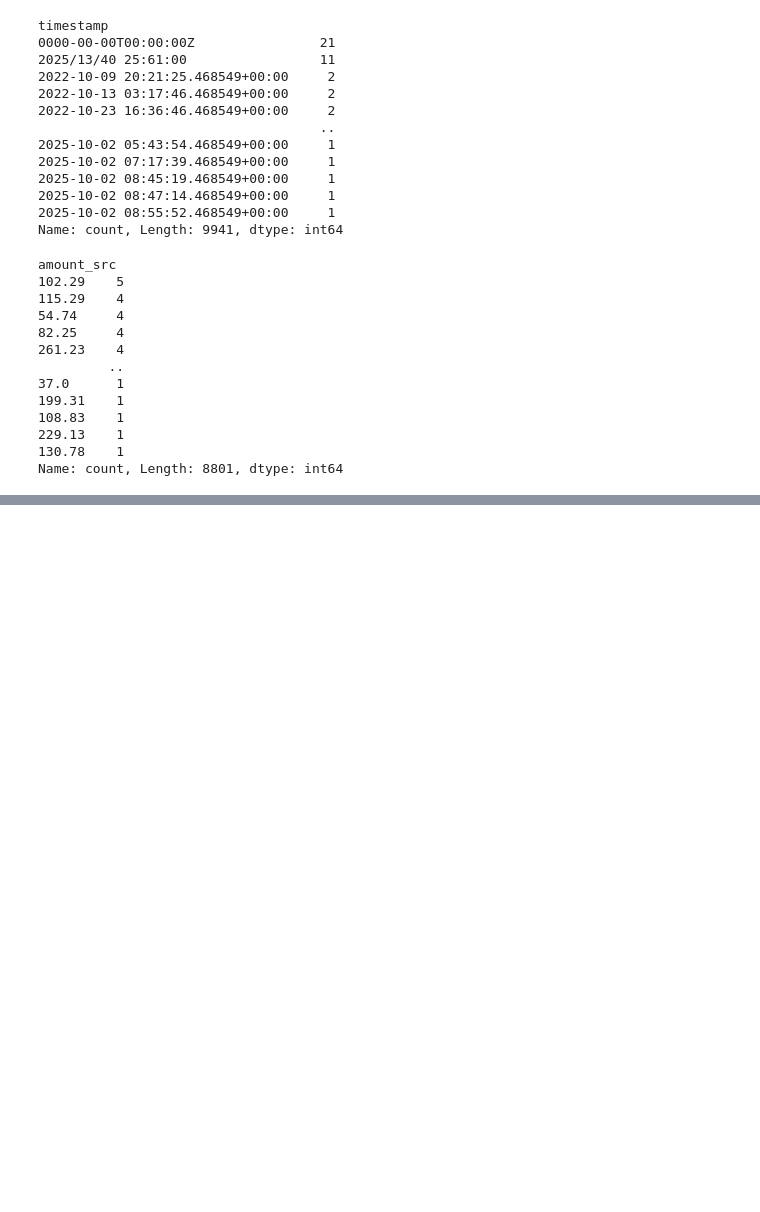
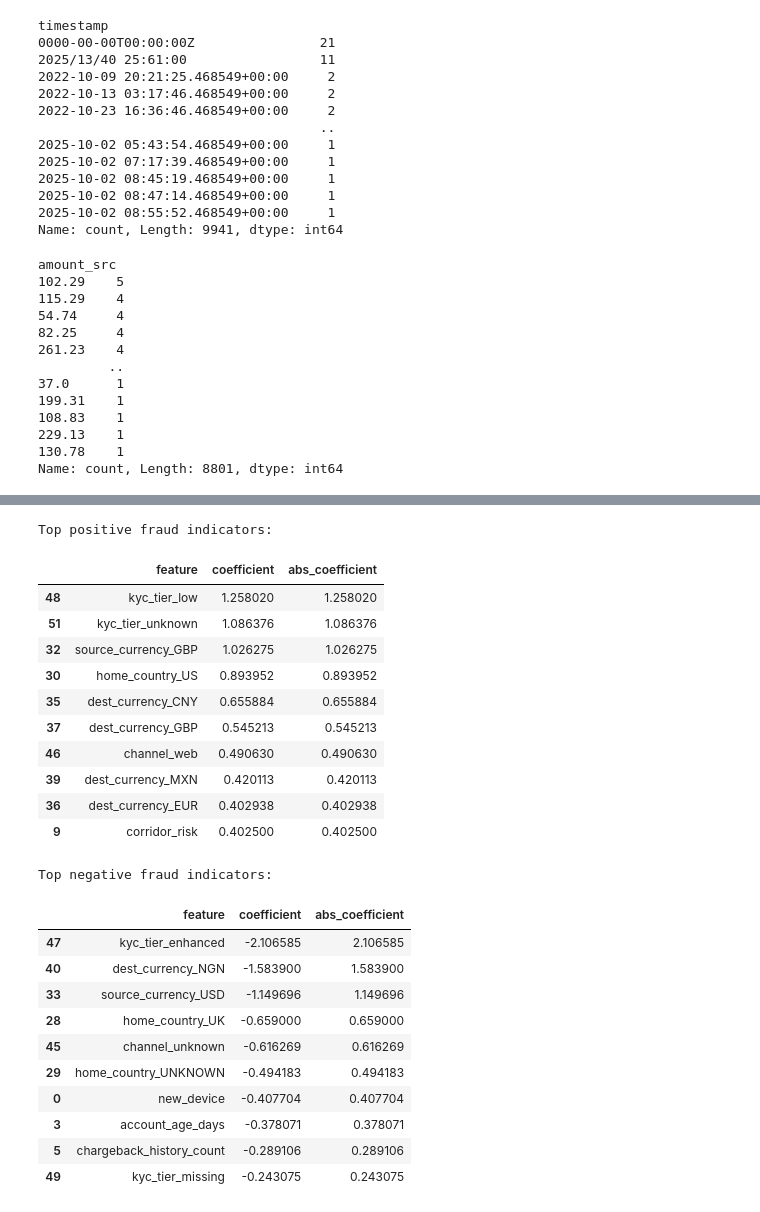
Before and after one commit to ositawisdomchinedu/nova_pay_transactions, a Jupyter notebook: research.ipynb, the cells around one changed output, grey strips where cells are left out. Drawn from its saved outputs; the diff is of its cells as text; code cells hidden in the pictures; blank space fills up the shorter version.

```diff
--- a/research.ipynb
+++ b/research.ipynb
@@ -224,0 +401,23 @@ dtype: int64
+# %%
+# One-hot encode categoricals
+X = pd.get_dummies(model_df.drop(columns="is_fraud"), drop_first=False)
+y = model_df["is_fraud"]
+# %%
+# Chronological split: first 80% train, last 20% test
+split_idx = int(len(model_df) * 0.8)
+X_train = X.iloc[:split_idx].copy()
+X_test = X.iloc[split_idx:].copy()
+y_train = y.iloc[:split_idx].copy()
+y_test = y.iloc[split_idx:].copy()
+# %%
+# Standardization using StandardScaler
+scaler = StandardScaler()
+num_cols = X_train.select_dtypes(include="number").columns
+
+scaler.fit(X_train[num_cols])
+X_train[num_cols] = scaler.fit_transform(X_train[num_cols])
+X_test[num_cols] = scaler.transform(X_test[num_cols])
+# %%
+# Train model
+model = LogisticRegression(max_iter=1000, class_weight="balanced", random_state=42)
+model.fit(X_train, y_train)
@@ -224,0 +452,42 @@ dtype: int64
+# %%
+# Feature importance / interpretation using logistic regression coefficients
+
+coef_df = pd.DataFrame({
+    "feature": X_train.columns,
+    "coefficient": model.coef_[0]
+})
+coef_df["abs_coefficient"] = coef_df["coefficient"].abs()
+
+top_positive = coef_df.sort_values("coefficient", ascending=False).head(10)
+top_negative = coef_df.sort_values("coefficient", ascending=True).head(10)
+
+print("Top positive fraud indicators:")
+display(top_positive)
+
+print("Top negative fraud indicators:")
+display(top_negative)
+# %% [output]
+Top positive fraud indicators:
+|  | feature | coefficient | abs_coefficient |
+| 48 | kyc_tier_low | 1.258020 | 1.258020 |
+| 51 | kyc_tier_unknown | 1.086376 | 1.086376 |
+| 32 | source_currency_GBP | 1.026275 | 1.026275 |
+| 30 | home_country_US | 0.893952 | 0.893952 |
+| 35 | dest_currency_CNY | 0.655884 | 0.655884 |
+| 37 | dest_currency_GBP | 0.545213 | 0.545213 |
+| 46 | channel_web | 0.490630 | 0.490630 |
+| 39 | dest_currency_MXN | 0.420113 | 0.420113 |
+| 36 | dest_currency_EUR | 0.402938 | 0.402938 |
+| 9 | corridor_risk | 0.402500 | 0.402500 |
+Top negative fraud indicators:
+|  | feature | coefficient | abs_coefficient |
+| 47 | kyc_tier_enhanced | -2.106585 | 2.106585 |
+| 40 | dest_currency_NGN | -1.583900 | 1.583900 |
+| 33 | source_currency_USD | -1.149696 | 1.149696 |
+| 28 | home_country_UK | -0.659000 | 0.659000 |
+| 45 | channel_unknown | -0.616269 | 0.616269 |
+| 29 | home_country_UNKNOWN | -0.494183 | 0.494183 |
+| 0 | new_device | -0.407704 | 0.407704 |
+| 3 | account_age_days | -0.378071 | 0.378071 |
+| 5 | chargeback_history_count | -0.289106 | 0.289106 |
+| 49 | kyc_tier_missing | -0.243075 | 0.243075 |
```
Also changed, not shown: parts of 16 cells of this notebook.
